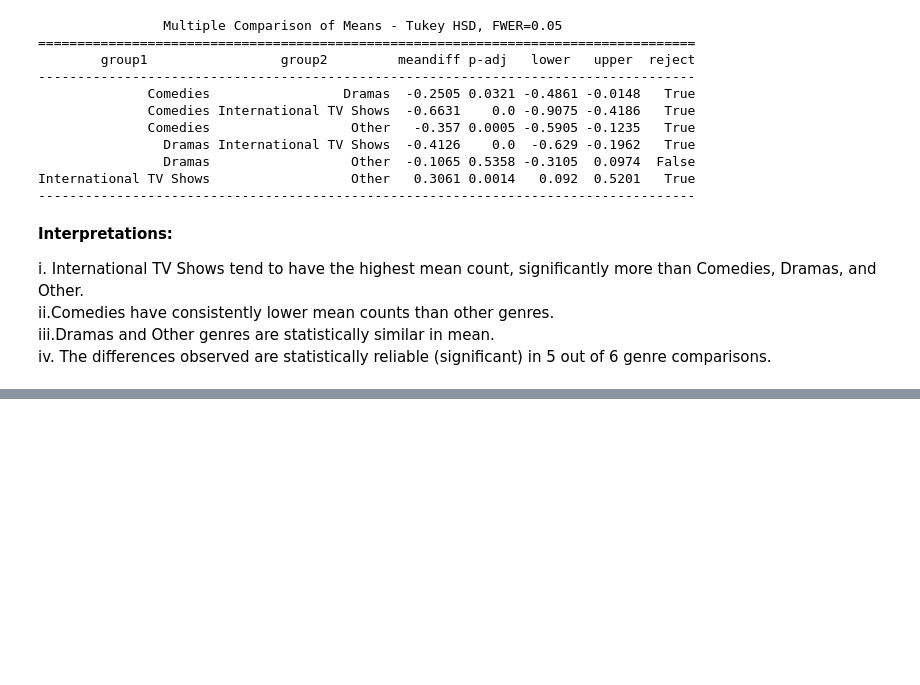
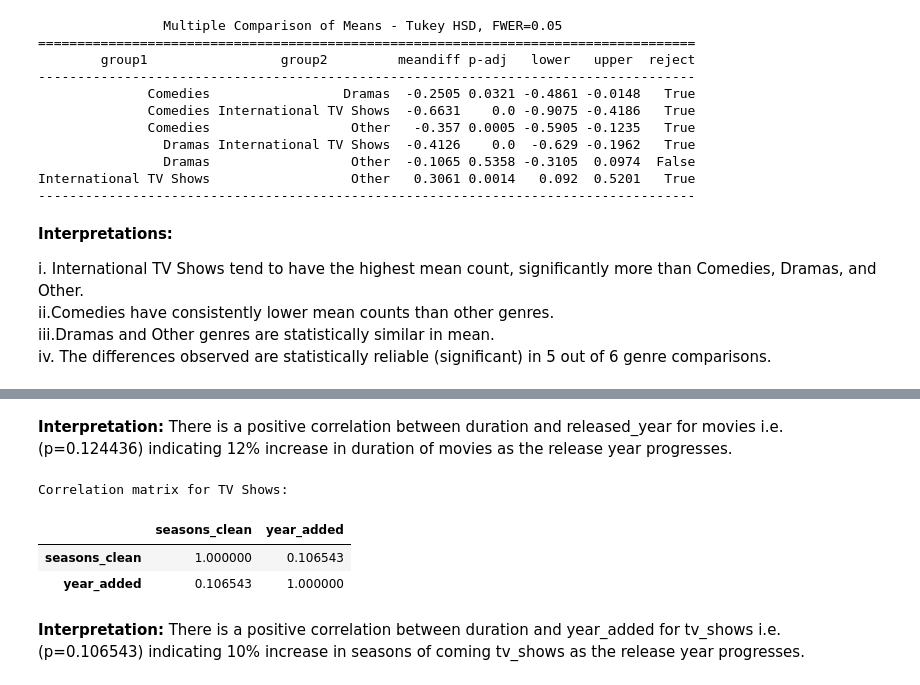
Before and after one commit to SakriyaPyakurel/netflix-EDA, a Jupyter notebook: eda.ipynb, the cells around one changed output, grey strips where cells are left out. Drawn from its saved outputs; the diff is of its cells as text; code cells hidden in the pictures; blank space fills up the shorter version.

```diff
--- a/eda.ipynb
+++ b/eda.ipynb
@@ -825,0 +843,16 @@ iv. The differences observed are statistically reliable (significant) in 5 out o
+# %% [markdown]
+<b>Interpretation:</b> There is a positive correlation between duration and released_year for movies i.e. (p=0.124436) indicating 12% increase in duration of movies as the release year progresses.
+# %%
+# For TV Shows
+tv_shows['year_added'] = tv_shows['date_added'].dt.year
+tv_shows['seasons_clean'] = tv_shows['duration'].str.replace(' Season', '').str.replace('s', '').astype(float)
+tv_shows_corr = tv_shows[['seasons_clean', 'year_added']].corr()
+print("Correlation matrix for TV Shows:")
+tv_shows_corr
+# %% [output]
+Correlation matrix for TV Shows:
+|  | seasons_clean | year_added |
+| seasons_clean | 1.000000 | 0.106543 |
+| year_added | 0.106543 | 1.000000 |
+# %% [markdown]
+<b>Interpretation:</b> There is a positive correlation between duration and year_added for tv_shows i.e. (p=0.106543) indicating 10% increase in seasons of coming tv_shows as the release year progresses.
```
Also changed, not shown: parts of 4 cells of this notebook, 1 other file.
